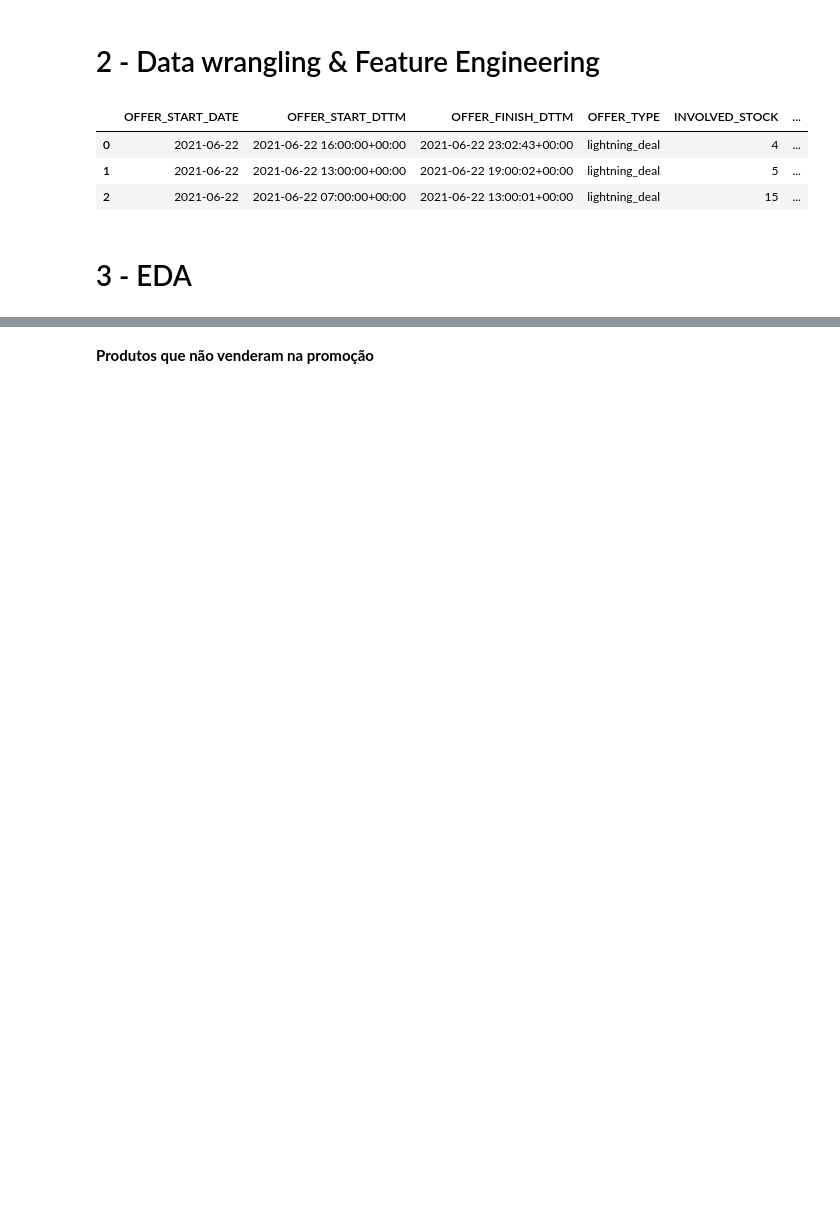
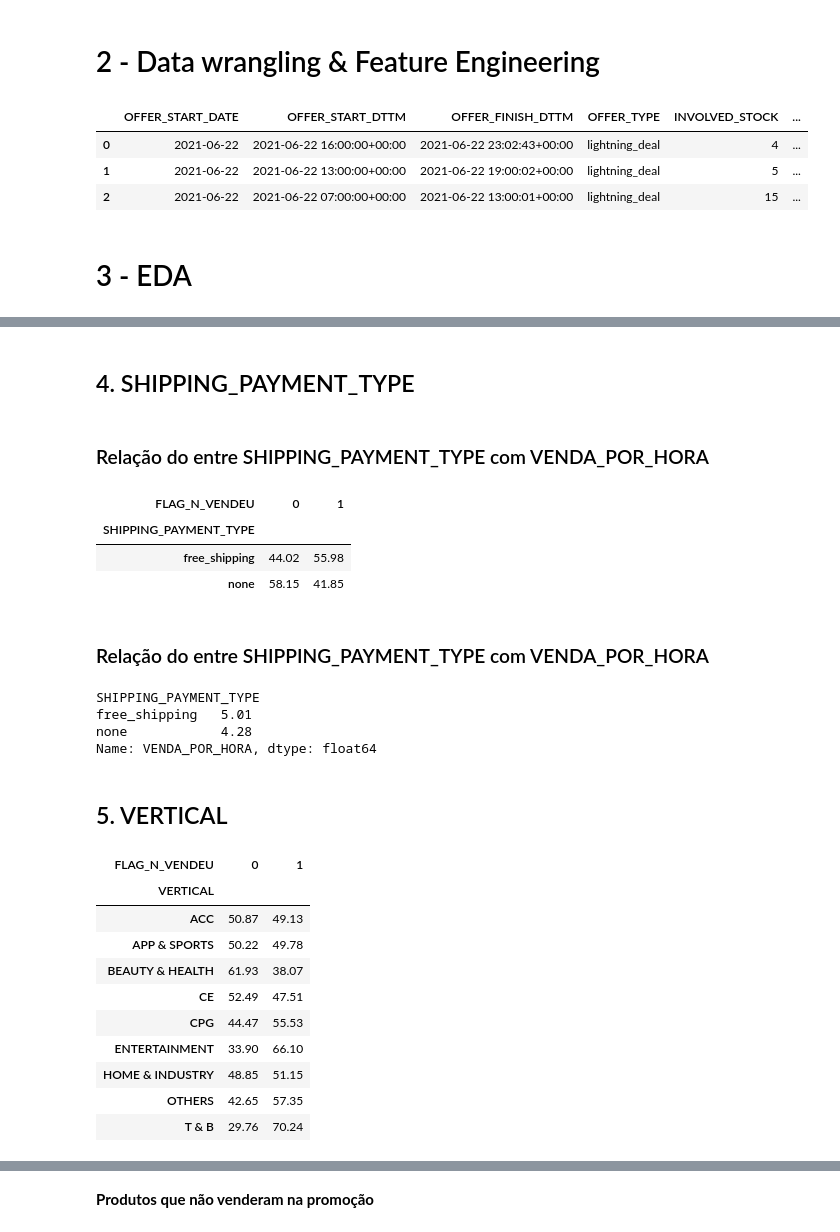
Before and after one commit to santoshenrique2021/case_mercado_livre, a Jupyter notebook: Case_Mercado_Livre.ipynb, the cells around one changed output, grey strips where cells are left out. Drawn from its saved outputs; the diff is of its cells as text; code cells hidden in the pictures; blank space fills up the shorter version.

```diff
--- a/Case_Mercado_Livre.ipynb
+++ b/Case_Mercado_Livre.ipynb
@@ -203,0 +500,36 @@ df.head(3) #7 variáveis foram criadas (Gera um CSV com as variáveis criadas)
+# %% [markdown]
+## 4. SHIPPING_PAYMENT_TYPE
+# %% [markdown]
+### Relação do entre SHIPPING_PAYMENT_TYPE com VENDA_POR_HORA
+# %%
+100 * df.groupby('SHIPPING_PAYMENT_TYPE')['FLAG_N_VENDEU'].value_counts(normalize=True).sort_values().unstack()
+# %% [output]
+| FLAG_N_VENDEU | 0 | 1 |
+| SHIPPING_PAYMENT_TYPE |  |  |
+| free_shipping | 44.02 | 55.98 |
+| none | 58.15 | 41.85 |
+# %% [markdown]
+### Relação do entre SHIPPING_PAYMENT_TYPE com VENDA_POR_HORA
+# %%
+df.groupby('SHIPPING_PAYMENT_TYPE')['VENDA_POR_HORA'].mean()
+# %% [output]
+SHIPPING_PAYMENT_TYPE
+free_shipping   5.01
+none            4.28
+Name: VENDA_POR_HORA, dtype: float64
+# %% [markdown]
+## 5. VERTICAL
+# %%
+100 * df.groupby('VERTICAL')['FLAG_N_VENDEU'].value_counts(normalize=True).sort_values().unstack()
+# %% [output]
+| FLAG_N_VENDEU | 0 | 1 |
+| VERTICAL |  |  |
+| ACC | 50.87 | 49.13 |
+| APP & SPORTS | 50.22 | 49.78 |
+| BEAUTY & HEALTH | 61.93 | 38.07 |
+| CE | 52.49 | 47.51 |
+| CPG | 44.47 | 55.53 |
+| ENTERTAINMENT | 33.90 | 66.10 |
+| HOME & INDUSTRY | 48.85 | 51.15 |
+| OTHERS | 42.65 | 57.35 |
+| T & B | 29.76 | 70.24 |
```
Also changed, not shown: parts of 82 cells of this notebook, 2 other files.
